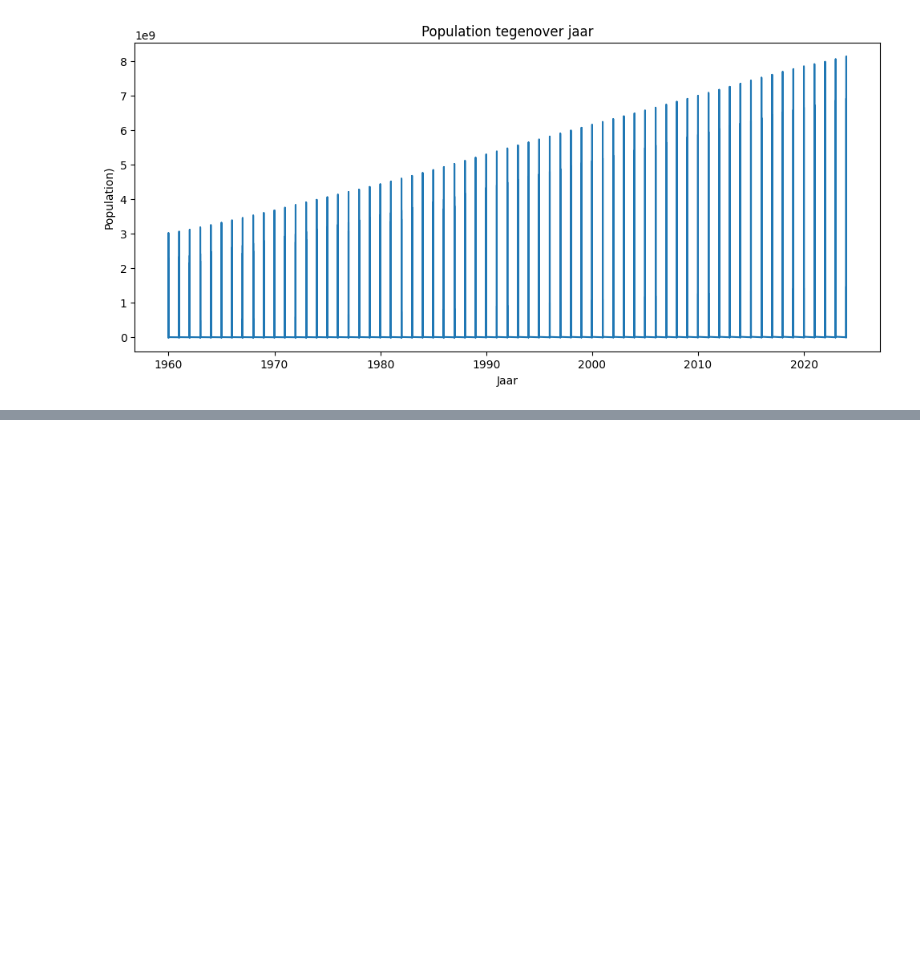
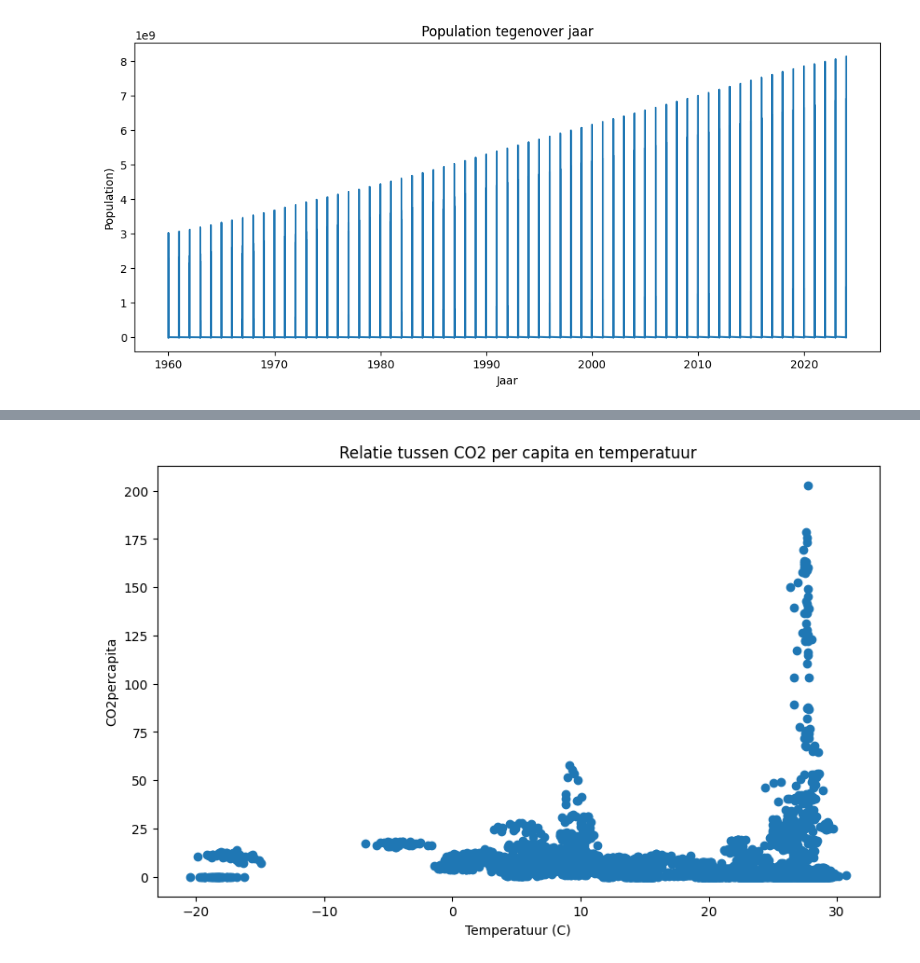
Before and after one commit to rafschmeits/nieuwe-datascience, a Jupyter notebook: climate-watch/climate_watch.ipynb, the cells around one changed output, grey strips where cells are left out. Cells and saved outputs as stored; diff of their text form; code cells hidden in the pictures; blank space fills up the shorter version.

```diff
--- a/climate-watch/climate_watch.ipynb
+++ b/climate-watch/climate_watch.ipynb
@@ -627,0 +698,3 @@ plt.show()
+# %%
+country_perjaar = country.groupby(['year', 'Country'])['AverageTemperature'].mean().reset_index()
+print(country_perjaar.head(10))
@@ -627,0 +713,6 @@ plt.show()
+# %%
+country_perjaar = country_perjaar.rename(columns={
+    'year' : 'Year'
+    })
+country_perjaar.head
+country_perjaar.columns
@@ -627,0 +721,9 @@ plt.show()
+# %%
+country_perjaar['Country'] = country_perjaar['Country'].str.replace('\r', '')
+# %%
+Tempretuur_CO2percapita = pd.merge(
+    CO2_population,
+    country_perjaar,
+    on=['Country', 'Year'],
+    how='inner'
+)
@@ -627,0 +748,13 @@ plt.show()
+# %%
+plt.figure(figsize=(10,6))
+
+plt.scatter(Tempretuur_CO2percapita['AverageTemperature']
+     ,Tempretuur_CO2percapita['CO2/percapita'])
+
+plt.title('Relatie tussen CO2 per capita en temperatuur')
+plt.xlabel('Temperatuur (C)')
+plt.ylabel('CO2percapita')
+
+plt.show()
+# %% [output]
+[figure, added]
```
Also changed, not shown: parts of 13 cells of this notebook, 2 other files.
